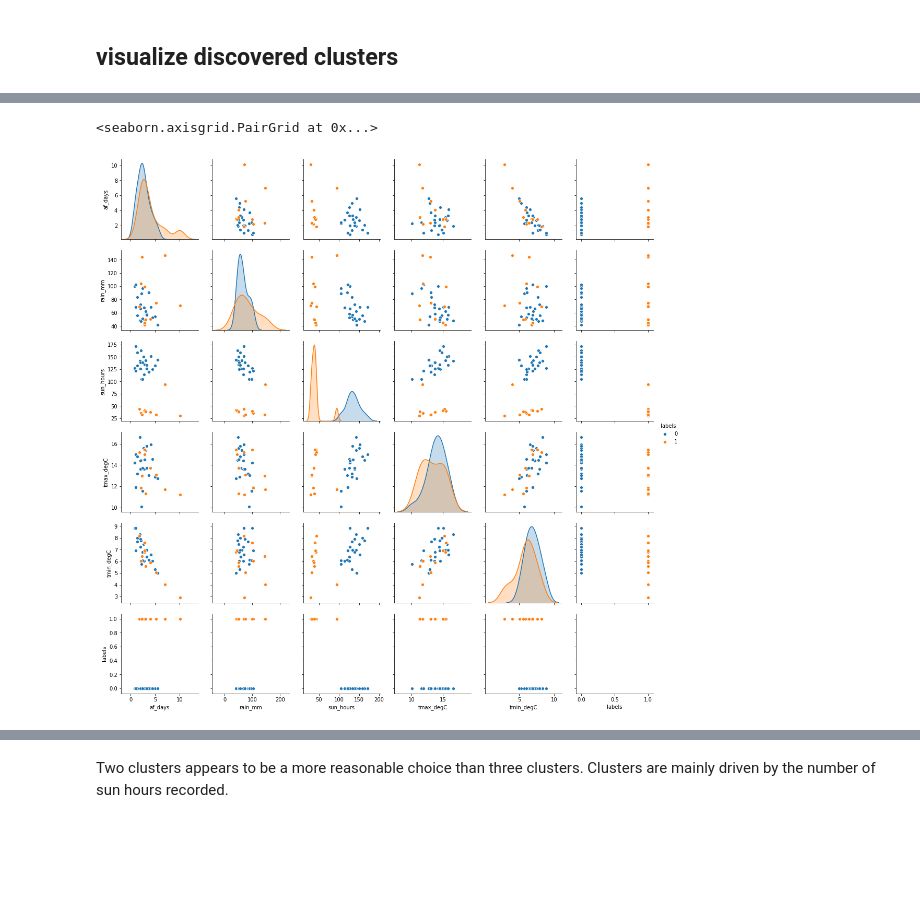
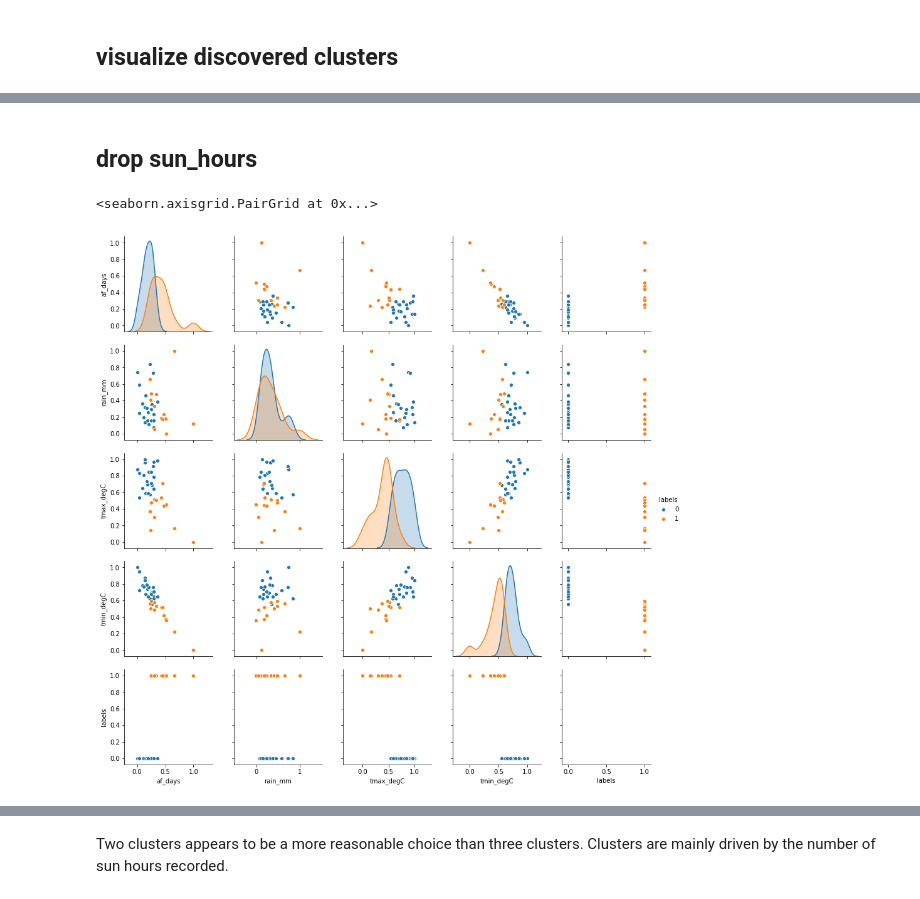
Before and after one commit to mukeswebrian/Analysing-the-impact-of-weather-on-self-reported-happiness, a Jupyter notebook: explore_weather_data.ipynb, the cells around one changed output, grey strips where cells are left out. Drawn from its saved outputs; the diff is of its cells as text; code cells hidden in the pictures; blank space fills up the shorter version.

Commit message:
improved clustering & read happiness data

```diff
--- a/explore_weather_data.ipynb
+++ b/explore_weather_data.ipynb
@@ -112,7 +112,7 @@ def get_fill_years(station, years_to_check):
 
         # print(-year, station) # Debugging
 
-        df = query_to_dataframe({"station_name":station, "year":-year})
+        df = query_to_dataframe({"station_name":station, "year":-year}, "weather_data")
 
         # check for any entries
         if df is None:
@@ -295,10 +304,12 @@ def get_month_clusters(num_clusters, month):
     for i in range(0, len(groups)):
         print_cluster(groups[i], i, clustred)
 # %%
-# Discover clusters using data from a specific month
+# Discover clusters using data from a specific season
+winter = [1,2,11,12]
+
 for i in range(3,4):
     print("\nusing", i, " clusters:")
-    get_month_clusters(num_clusters=i, month=12) #clusters based on a specific month
+    get_month_clusters(num_clusters=i, months=winter) #clusters based on a specific month
 # %% [output]
 using 3  clusters:
 
@@ -378,11 +389,22 @@ strong correlations would be expected
 # %% [markdown]
 ## visualize discovered clusters
 # %%
-## Using 3 clusters
-clf = KMeans(n_clusters=3, random_state=1000)
-clf.fit(avg_df)
+## Using 2 clusters and averaging data over a specific season
+clf = KMeans(n_clusters=2, random_state=1000)
 
-clustred = pd.concat([avg_df, pd.Series(clf.labels_, name="labels",index=avg_df.index)], axis=1)
+season = [i for i in range (1,5)] # specify season months (winter + spring in this case)
+season_avg = get_season_average(season)
+
+
+season_avg.drop(columns=["month", "year"], inplace=True)
+scaler = MinMaxScaler()
+scaler.fit(season_avg)
+
+season_avg_s = scaler.transform(season_avg)
+clf.fit(season_avg_s)
+df = pd.DataFrame(season_avg_s, columns=season_avg.columns, index=season_avg.index)
+
+clustred = pd.concat([df, pd.Series(clf.labels_, name="labels",index=avg_df.index)], axis=1)
 sns.pairplot(data=clustred, hue="labels")
 # %% [output]
 <seaborn.axisgrid.PairGrid at 0x...>
@@ -390,10 +412,23 @@ sns.pairplot(data=clustred, hue="labels")
+# %% [markdown]
+## drop sun_hours
 # %%
-## Using 2 clusters
+## Using 2 clusters and averaging data over a specific season
 clf = KMeans(n_clusters=2, random_state=1000)
-clf.fit(avg_df)
 
-clustred = pd.concat([avg_df, pd.Series(clf.labels_, name="labels",index=avg_df.index)], axis=1)
+season = [i for i in range (1,5)] # specify season months (winter + spring in this case)
+season_avg = get_season_average(season)
+
+
+season_avg.drop(columns=["month", "year", "sun_hours"], inplace=True)
+scaler = MinMaxScaler()
+scaler.fit(season_avg)
+
+season_avg_s = scaler.transform(season_avg)
+clf.fit(season_avg_s)
+df = pd.DataFrame(season_avg_s, columns=season_avg.columns, index=season_avg.index)
+
+clustred = pd.concat([df, pd.Series(clf.labels_, name="labels",index=avg_df.index)], axis=1)
 sns.pairplot(data=clustred, hue="labels")
 # %% [output]
 <seaborn.axisgrid.PairGrid at 0x...>
-[figure, old version]
+[figure, new version]
```
Also changed, not shown: parts of 14 cells of this notebook, 1 other file.
